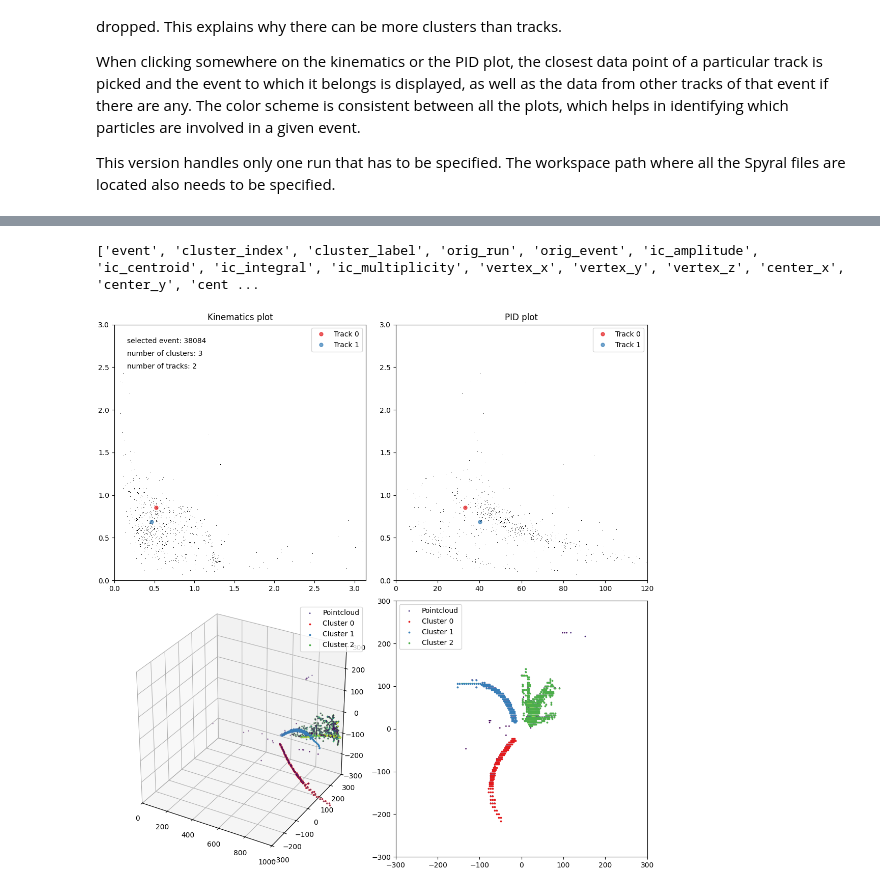
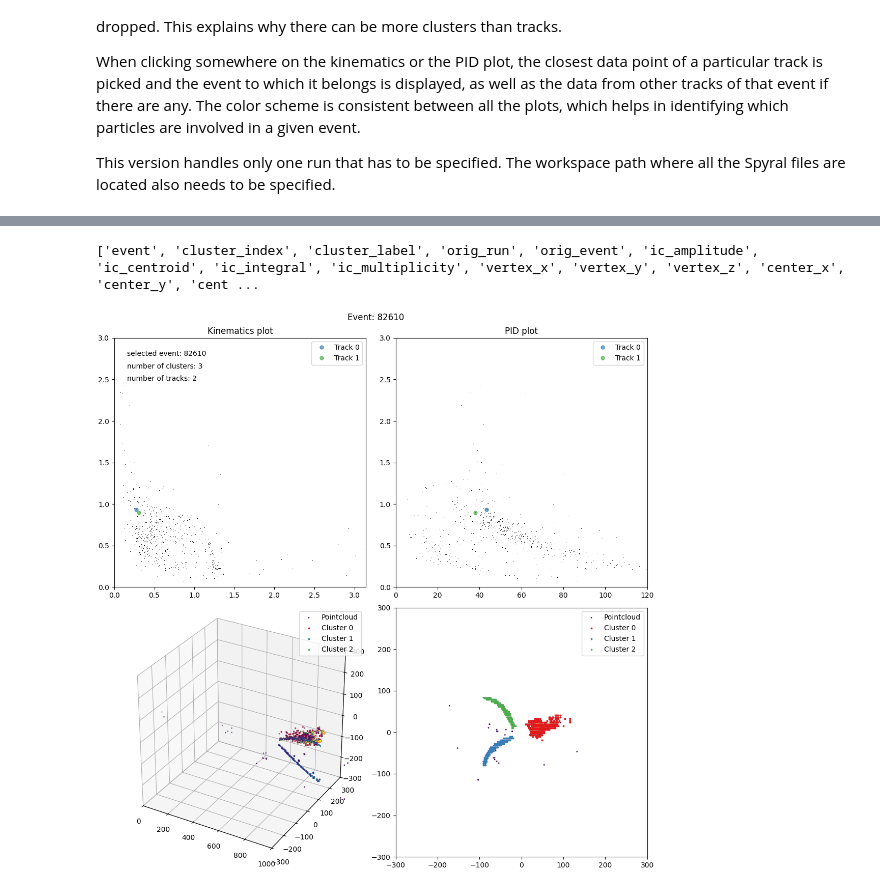
Before and after one commit to singhp99/spyral_notebooks, a Jupyter notebook: event_picker.ipynb, the cells around one changed output, grey strips where cells are left out. Drawn from its saved outputs; the diff is of its cells as text; code cells hidden in the pictures.

```diff
--- a/event_picker.ipynb
+++ b/event_picker.ipynb
@@ -168,33 +172,33 @@ fig, axs = plt.subplot_mosaic(
     AB
     """,
     per_subplot_kw={
         "A": {
             "projection": "3d",
             "box_aspect": (1,1,1),
             "aspect": "equalxy"
         }
     },
     figsize=(11.0, 11.0),
     constrained_layout=True
 )
 
 line, = axs["C"].plot(xs, ys, ',', color="black", markeredgecolor=None, picker=True, pickradius=5)
 axs["C"].set_title('Kinematics plot')
 axs["C"].set_xlim(0.0, np.pi)
 axs["C"].set_ylim(0.0, 3.0)
 
 line2, = axs["D"].plot(de, ys, ',', color="black", markeredgecolor=None, picker=True, pickradius=5)
 axs["D"].set_title('PID plot')
 axs["D"].set_xlim(0.0, 120.0)
 axs["D"].set_ylim(0.0, 3.0)
 
 browser = PointBrowser()
 fig.canvas.mpl_connect('pick_event', browser.on_pick)
 
-event =  38084
+event =  82610
 browser.update_plots(event)
-
+plt.suptitle(f"Event: {event}")
 plt.show()
 # %% [output]
 ['event', 'cluster_index', 'cluster_label', 'orig_run', 'orig_event', 'ic_amplitude', 'ic_centroid', 'ic_integral', 'ic_multiplicity', 'vertex_x', 'vertex_y', 'vertex_z', 'center_x', 'center_y', 'cent ...
-[figure, old version]
+[figure, new version]
```
Also changed, not shown: parts of 2 cells of this notebook.
